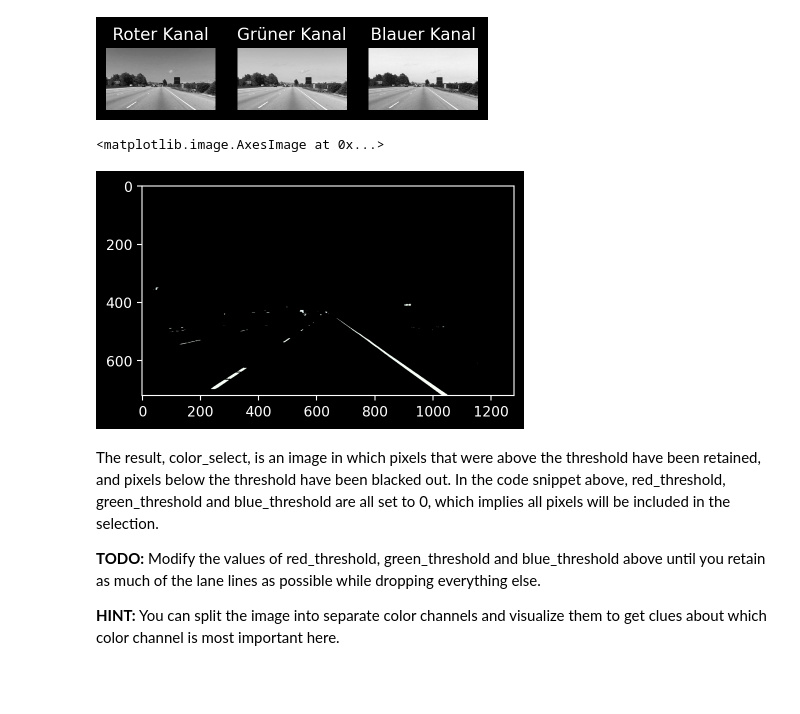
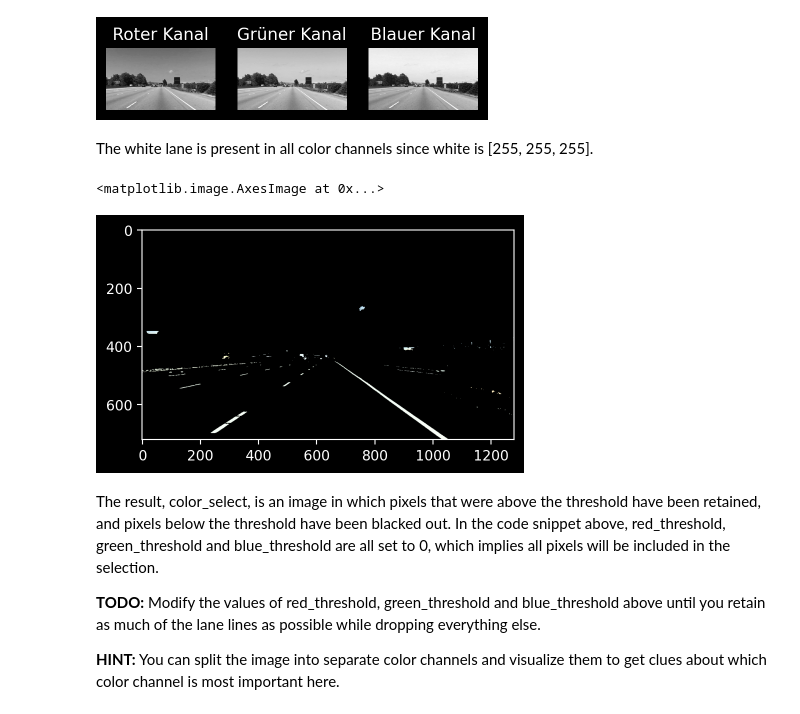
Before and after one commit to hai5rt/MMA-Mustererkennung, a Jupyter notebook: 3 Hough - Transformation/Exercise_Hough__starter.ipynb, the cells around one changed output. Drawn from its saved outputs; the diff is of its cells as text; code cells hidden in the pictures; blank space fills up the shorter version.

```diff
--- a/3 Hough - Transformation/Exercise_Hough__starter.ipynb
+++ b/3 Hough - Transformation/Exercise_Hough__starter.ipynb
@@ -56,31 +56,33 @@ ax3.axis("off")
 # %% [output]
 (-0.5, 1279.5, 719.5, -0.5)
 [figure]
+# %% [markdown]
+The white lane is present in all color channels since white is [255, 255, 255].
 # %%
 # Grab the x and y size and make a copy of the image
 ysize = image.shape[0]
 xsize = image.shape[1]
 color_select = np.copy(image)
 
 # Define color selection criteria
-red_threshold = 225
-green_threshold = 225
-blue_threshold = 225
+red_threshold = 0
+green_threshold = 220
+blue_threshold = 0
 
 rgb_threshold = [red_threshold, green_threshold, blue_threshold]
 
 # Do a boolean or with the "|" character to identify
 # pixels below the thresholds
 thresholds = (image[:,:,0] < rgb_threshold[0]) \
             | (image[:,:,1] < rgb_threshold[1]) \
             | (image[:,:,2] < rgb_threshold[2])
 color_select[thresholds] = [0,0,0]
 
 # Display the image
 plt.imshow(color_select)
 # %% [output]
 <matplotlib.image.AxesImage at 0x...>
-[figure, old version]
+[figure, new version]
 # %% [markdown]
 The result, color_select, is an image in which pixels that were above the threshold have been retained, and pixels below the threshold have been blacked out.
 In the code snippet above, red_threshold, green_threshold and blue_threshold are all set to 0, which implies all pixels will be included in the selection.
```
Also changed, not shown: parts of 1 cell of this notebook.
